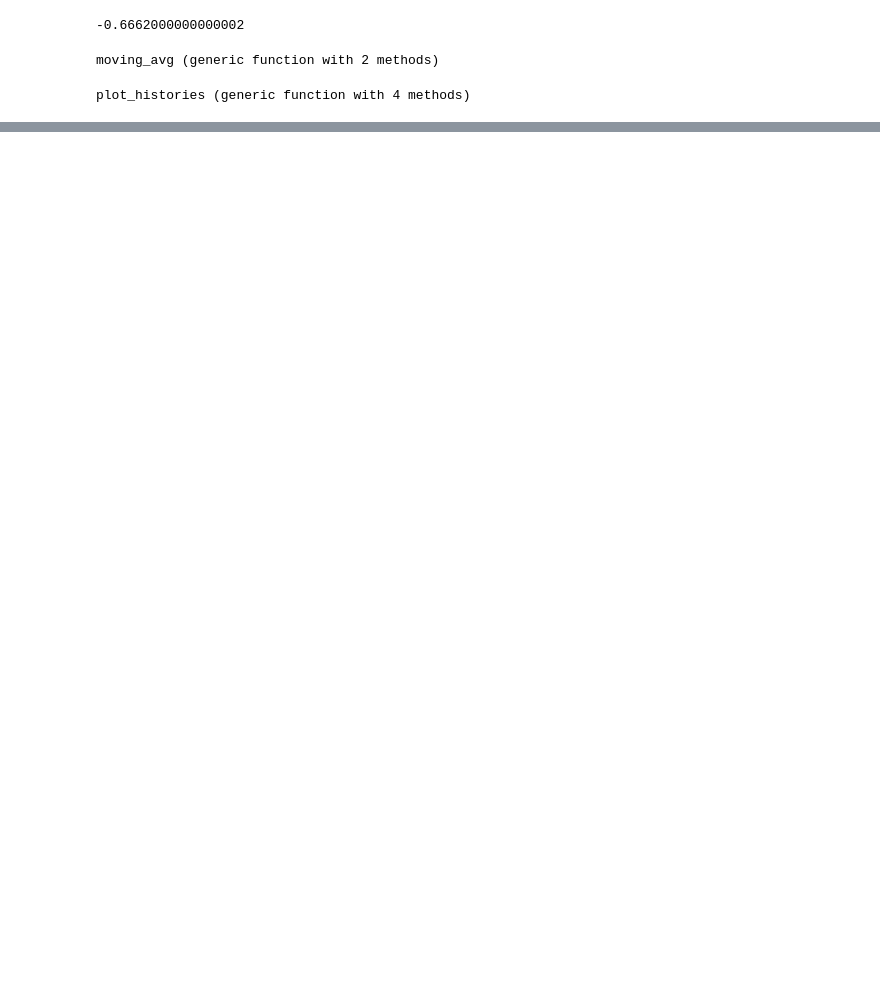
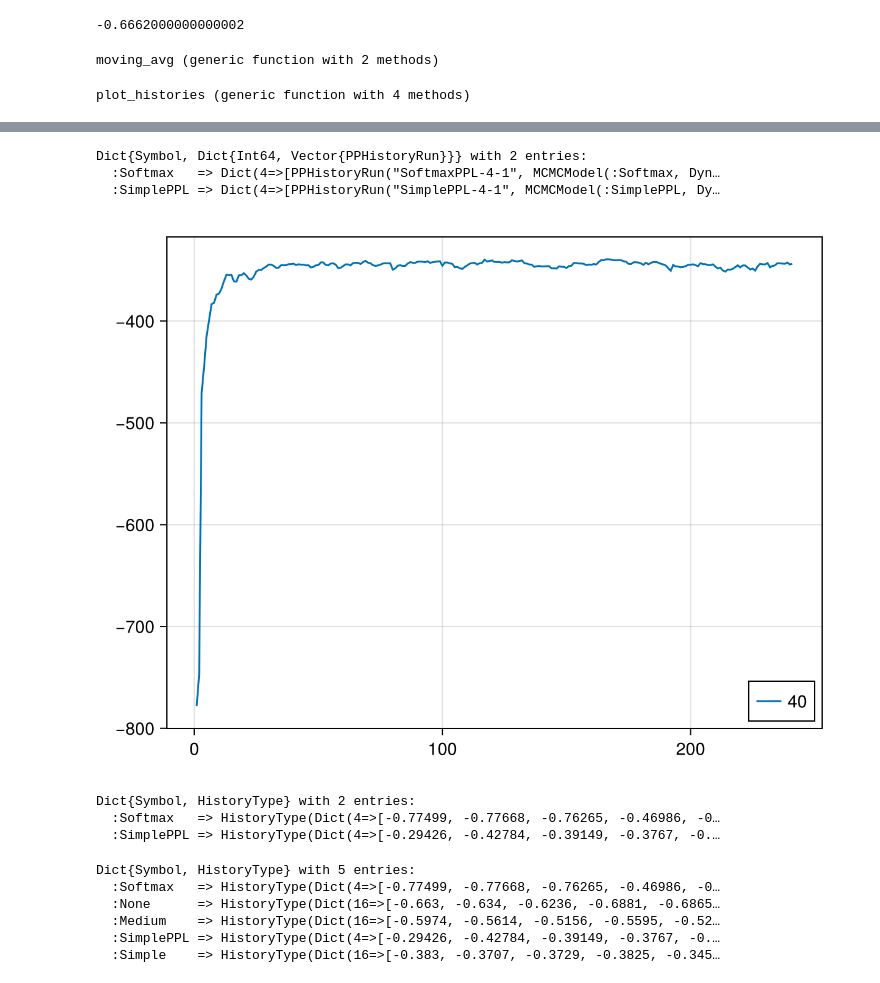
Before and after one commit to luisastue/hc-rl-thompson-sampling, a Jupyter notebook: sepsis/custom_sepsis/src/custom_sepsis/plot.ipynb, the cells around one changed output, grey strips where cells are left out. Saved outputs shown, nothing was run; the diff lists cells and outputs as text; code cells hidden in the pictures; blank space fills up the shorter version.

```diff
--- a/sepsis/custom_sepsis/src/custom_sepsis/plot.ipynb
+++ b/sepsis/custom_sepsis/src/custom_sepsis/plot.ipynb
@@ -163,0 +177,2 @@ plot_histories(histories, 1, [:SimplePPL, :Softmax, :Simple, :Medium, :None])
+# %%
+indices = [ 2,3,4,6,10,16,25,40,63,100]
@@ -163,0 +191,44 @@ plot_histories(histories, 1, [:SimplePPL, :Softmax, :Simple, :Medium, :None])
+# %%
+independent_histories = Dict(
+    :Softmax => Dict(i => [load_jld("data/mcmc/history/SoftmaxPPL-$(i)-$(j).jld") for j in 1:5] for i in indices),
+    :SimplePPL => Dict(i => [load_jld("data/mcmc/history/SimplePPL-$(i)-$(j).jld") for j in 1:5] for i in indices)
+)
+# %% [output]
+Dict{Symbol, Dict{Int64, Vector{PPHistoryRun}}} with 2 entries:
+  :Softmax   => Dict(4=>[PPHistoryRun("SoftmaxPPL-4-1", MCMCModel(:Softmax, Dyn…
+  :SimplePPL => Dict(4=>[PPHistoryRun("SimplePPL-4-1", MCMCModel(:SimplePPL, Dy…
+# %%
+plot_scores(independent_histories[:SimplePPL][40][1])
+# %% [output]
+[figure, added]
+# %%
+independent = Dict(
+    :SimplePPL => HistoryType(
+        Dict(i => [model.mean_rewards[i][1] for model in independent_histories[:SimplePPL][i]] for i in indices),
+        "SimplePPL",
+        Dict("name" => "SimplePPL")
+    ),
+    :Softmax => HistoryType(
+        Dict(i => [model.mean_rewards[i][1] for model in independent_histories[:Softmax][i]] for i in indices),
+        "Softmax",
+        Dict("name" => "Softmax")
+    ))
+# %% [output]
+Dict{Symbol, HistoryType} with 2 entries:
+  :Softmax   => HistoryType(Dict(4=>[-0.77499, -0.77668, -0.76265, -0.46986, -0…
+  :SimplePPL => HistoryType(Dict(4=>[-0.29426, -0.42784, -0.39149, -0.3767, -0.…
+# %%
+with_indep = Dict(
+    :Simple => histories[:Simple],
+    :Medium => histories[:Medium],
+    :None => histories[:None],
+    :SimplePPL => independent[:SimplePPL],
+    :Softmax => independent[:Softmax],
+)
+# %% [output]
+Dict{Symbol, HistoryType} with 5 entries:
+  :Softmax   => HistoryType(Dict(4=>[-0.77499, -0.77668, -0.76265, -0.46986, -0…
+  :None      => HistoryType(Dict(16=>[-0.663, -0.634, -0.6236, -0.6881, -0.6865…
+  :Medium    => HistoryType(Dict(16=>[-0.5974, -0.5614, -0.5156, -0.5595, -0.52…
+  :SimplePPL => HistoryType(Dict(4=>[-0.29426, -0.42784, -0.39149, -0.3767, -0.…
+  :Simple    => HistoryType(Dict(16=>[-0.383, -0.3707, -0.3729, -0.3825, -0.345…
```
Also changed, not shown: parts of 31 cells of this notebook, 21 other files.
